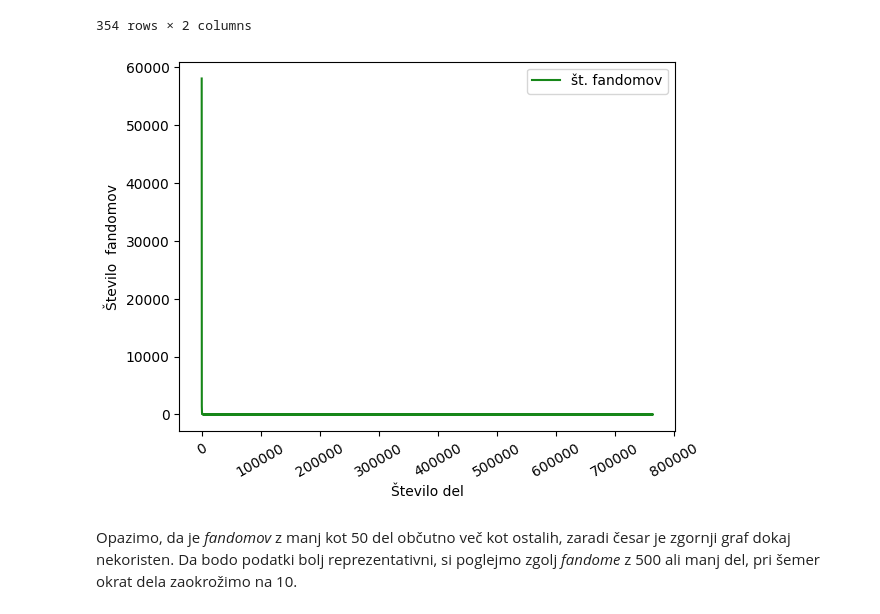
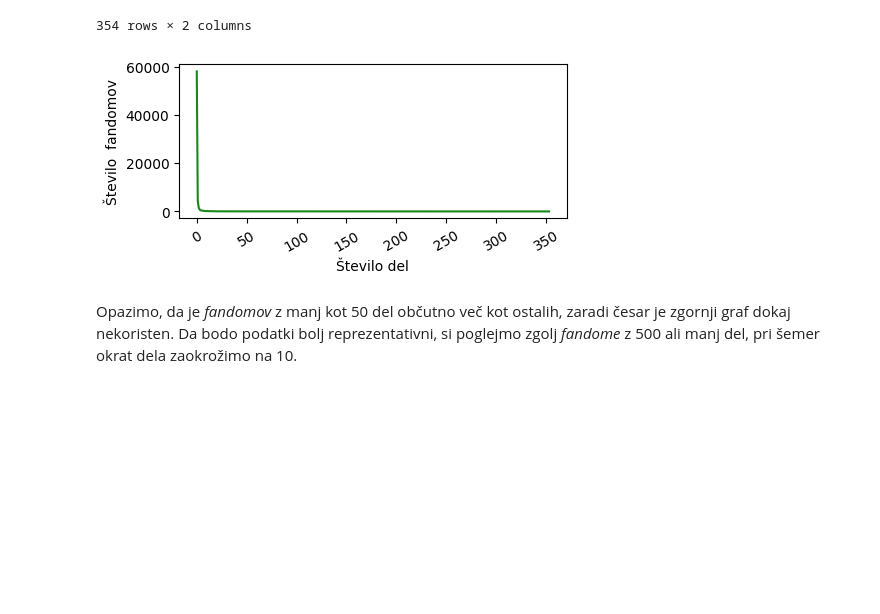
Before and after one commit to nivesgosnjak/uvp_projektna, a Jupyter notebook: analiza_podatkov.ipynb, the cells around one changed output. Saved outputs shown, nothing was run; the diff lists cells and outputs as text; code cells hidden in the pictures; blank space fills up the shorter version.

```diff
--- a/analiza_podatkov.ipynb
+++ b/analiza_podatkov.ipynb
@@ -159,13 +153,14 @@ dela_100
 | 353 | 764300 | 1 |
 354 rows × 2 columns
 # %%
-graf=dela_100.plot(kind='line',y='št. fandomov',x='dela zaokroženo' , color='#178719')
-graf.set_ylabel('Število  fandomov')
-graf.set_xlabel('Število del')
+plt.figure(figsize=(5,2))
+plt.plot(dela_100['št. fandomov'], color='#178719')
+plt.ylabel('Število  fandomov')
+plt.xlabel('Število del')
 plt.xticks(rotation=30)
 plt.show()
 # %% [output]
-[figure, old version]
+[figure, new version]
 # %% [markdown]
 Opazimo, da je *fandomov* z manj kot 50 del občutno več kot ostalih, zaradi česar je zgornji graf dokaj nekoristen. Da bodo podatki bolj reprezentativni, si poglejmo zgolj *fandome* z 500 ali manj del, pri šemer okrat dela zaokrožimo na 10.
 # %%
```
Also changed, not shown: parts of 23 cells of this notebook.
